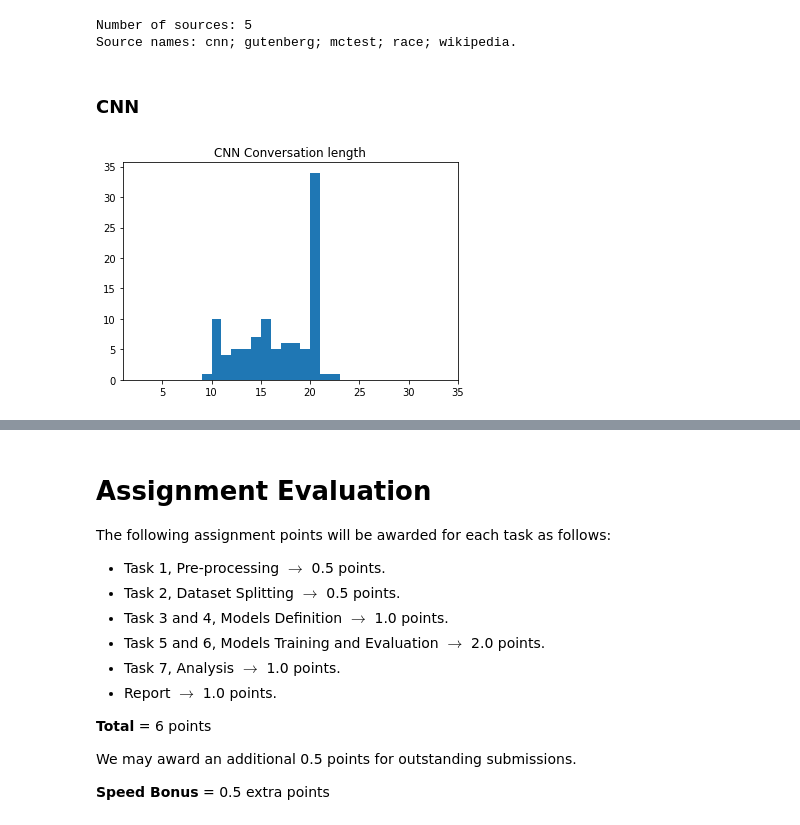
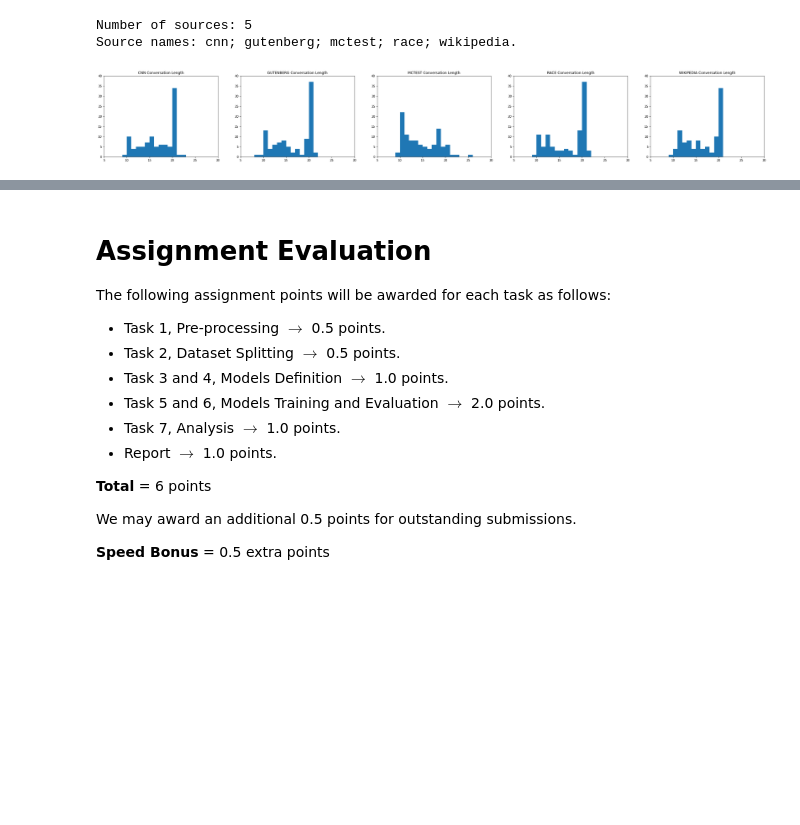
Before and after one commit to DavideFemia/Question-Answering-with-Transformers, a Jupyter notebook: Assignment_2.ipynb, the cells around one changed output, grey strips where cells are left out. Saved outputs shown, nothing was run; the diff lists cells and outputs as text; code cells hidden in the pictures; blank space fills up the shorter version.

```diff
--- a/Assignment_2.ipynb
+++ b/Assignment_2.ipynb
@@ -1594,5 +1551,3 @@ print(f'Source names: {"; ".join([key for key, _ in grouped_df])}.')
 # %% [output]
 Number of sources: 5
 Source names: cnn; gutenberg; mctest; race; wikipedia.
-# %% [markdown]
-### CNN
@@ -1601,10 +1553,0 @@ cnn_df = df[np.logical_and(df['split'] == 'test', df['source'] == 'cnn')]
-# %%
-plt.hist(cnn_df.loc[:, 'QA_length'], bins=range(1, 36))
-plt.xlim((1, 35))
-plt.title("CNN Conversation length")
-plt.show()
-
-#plt.hist([answer['span_start'] for answers in cnn_df['answers'] for answer in answers], bins=range(0, 2000, 50))
-#plt.show()
-# %% [output]
-[figure, removed]
@@ -1630,0 +1554,13 @@ def source_eval(models_folder, model_type, with_history, df):
+# %%
+plt.figure(figsize=(40,5))
+i = 1
+for source, df in grouped_df:
+    plt.subplot(1, 5, i)
+    plt.hist(df.loc[:, 'QA_length'], bins=range(5, 30, 1))
+    plt.xlim((5, 30))
+    plt.ylim((0, 40))
+    plt.title(f"{source.upper()} Conversation Length")
+    i += 1
+plt.show()
+# %% [output]
+[figure, added]
```
Also changed, not shown: parts of 23 cells of this notebook.
